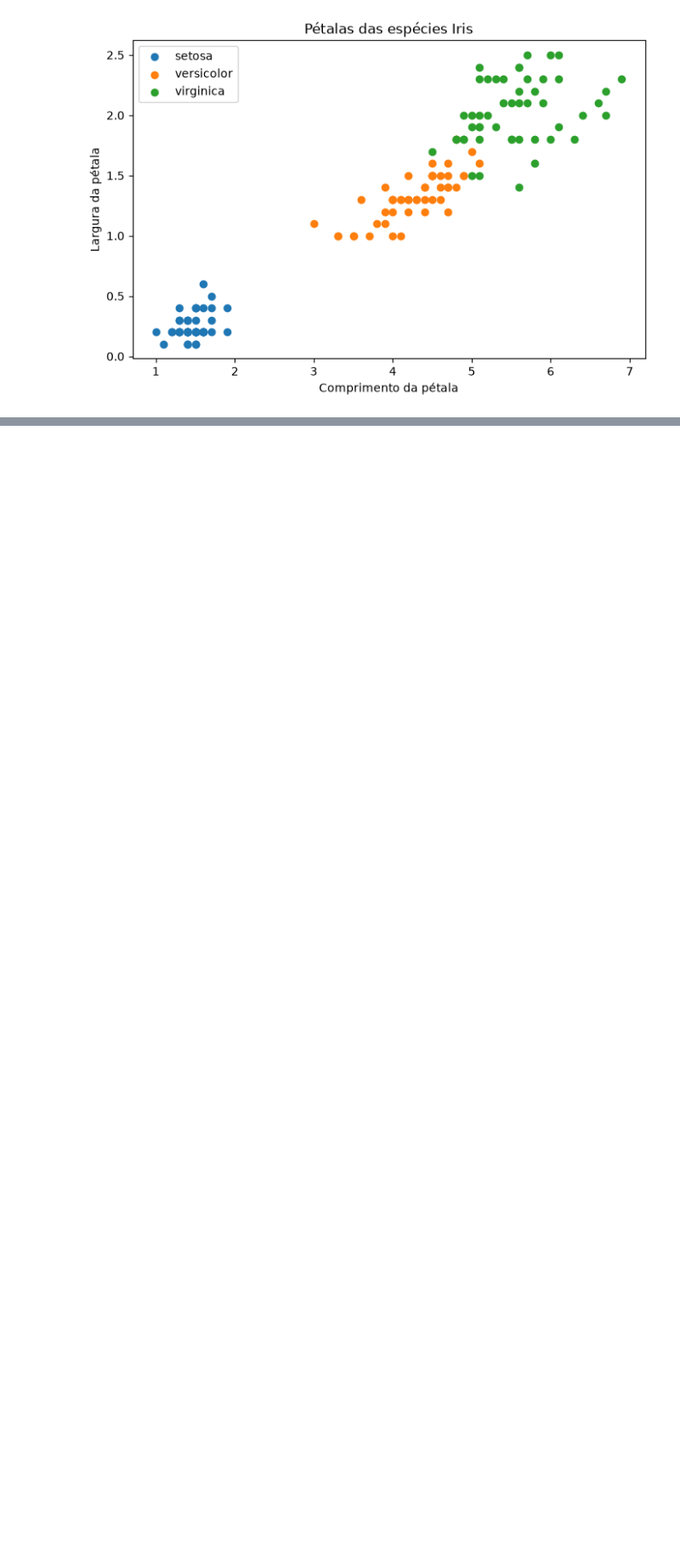
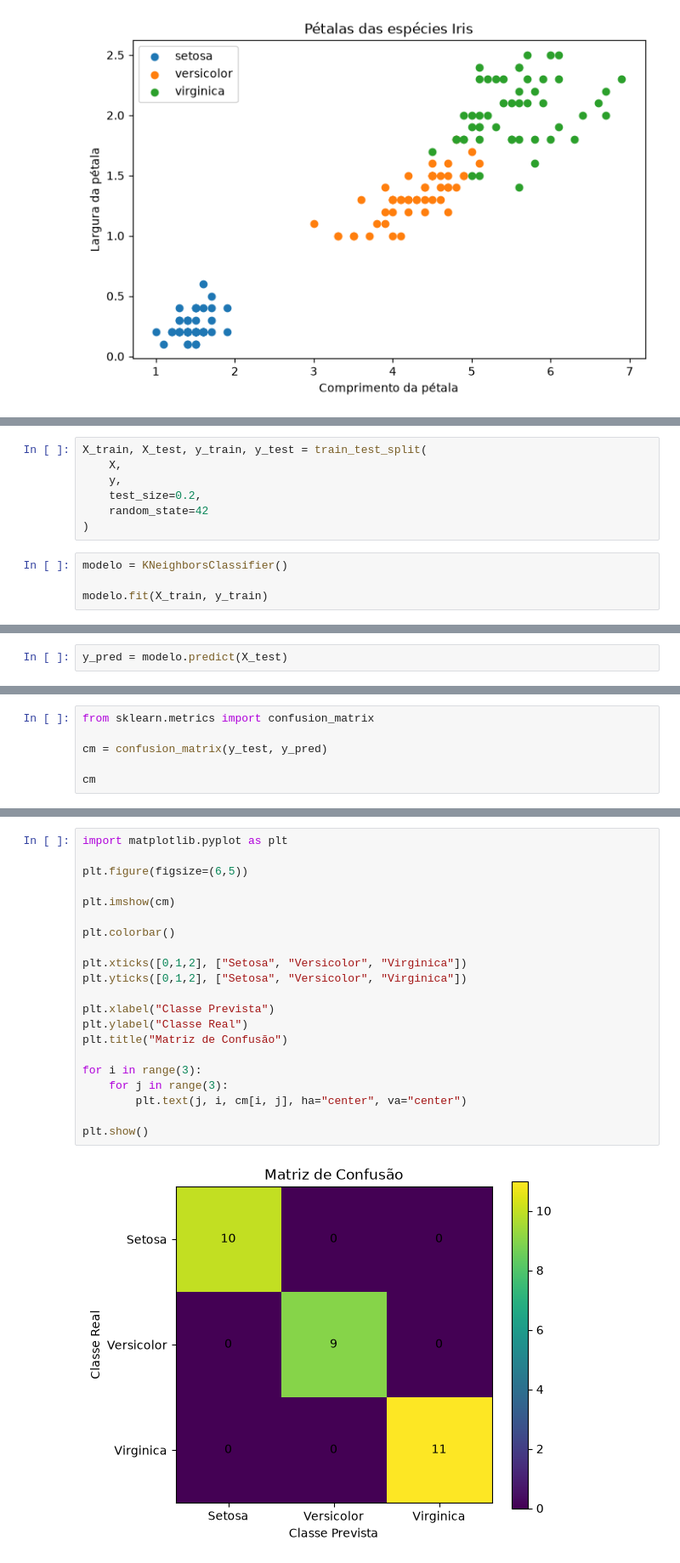
Before and after one commit to GiovanaRocha16/mini-projeto-ml, a Jupyter notebook: notebooks/iris_analysis.ipynb, the cells around one changed output, grey strips where cells are left out. Shown at 85% size. Drawn from its saved outputs; the diff is of its cells as text; blank space fills up the shorter version.

```diff
--- a/notebooks/iris_analysis.ipynb
+++ b/notebooks/iris_analysis.ipynb
@@ -88,0 +96,11 @@ plt.show()
+# %%
+X_train, X_test, y_train, y_test = train_test_split(
+    X,
+    y,
+    test_size=0.2,
+    random_state=42
+)
+# %%
+modelo = KNeighborsClassifier()
+
+modelo.fit(X_train, y_train)
@@ -88,0 +109,2 @@ plt.show()
+# %%
+y_pred = modelo.predict(X_test)
@@ -88,0 +115,6 @@ plt.show()
+# %%
+from sklearn.metrics import confusion_matrix
+
+cm = confusion_matrix(y_test, y_pred)
+
+cm
@@ -88,0 +125,23 @@ plt.show()
+# %%
+import matplotlib.pyplot as plt
+
+plt.figure(figsize=(6,5))
+
+plt.imshow(cm)
+
+plt.colorbar()
+
+plt.xticks([0,1,2], ["Setosa", "Versicolor", "Virginica"])
+plt.yticks([0,1,2], ["Setosa", "Versicolor", "Virginica"])
+
+plt.xlabel("Classe Prevista")
+plt.ylabel("Classe Real")
+plt.title("Matriz de Confusão")
+
+for i in range(3):
+    for j in range(3):
+        plt.text(j, i, cm[i, j], ha="center", va="center")
+
+plt.show()
+# %% [output]
+[figure, added]
```
Also changed, not shown: parts of 8 cells of this notebook.
